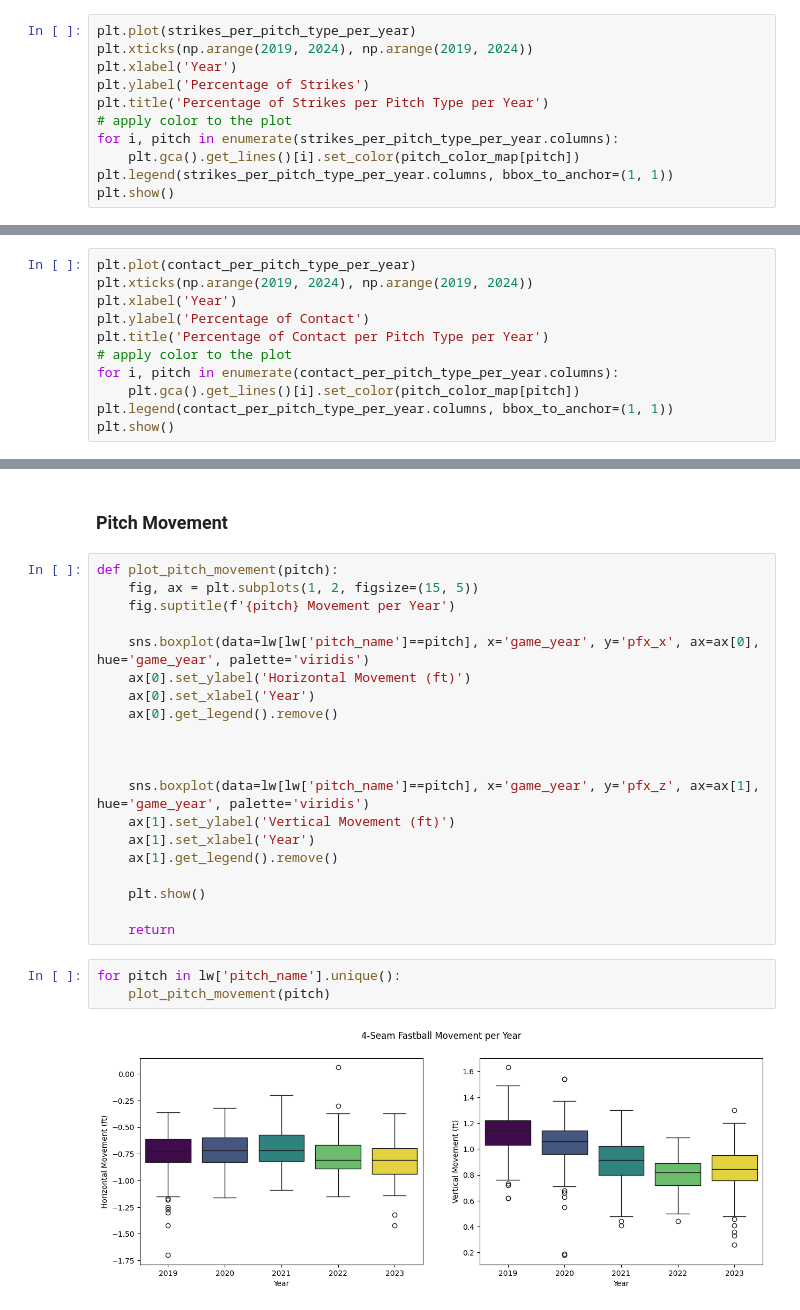
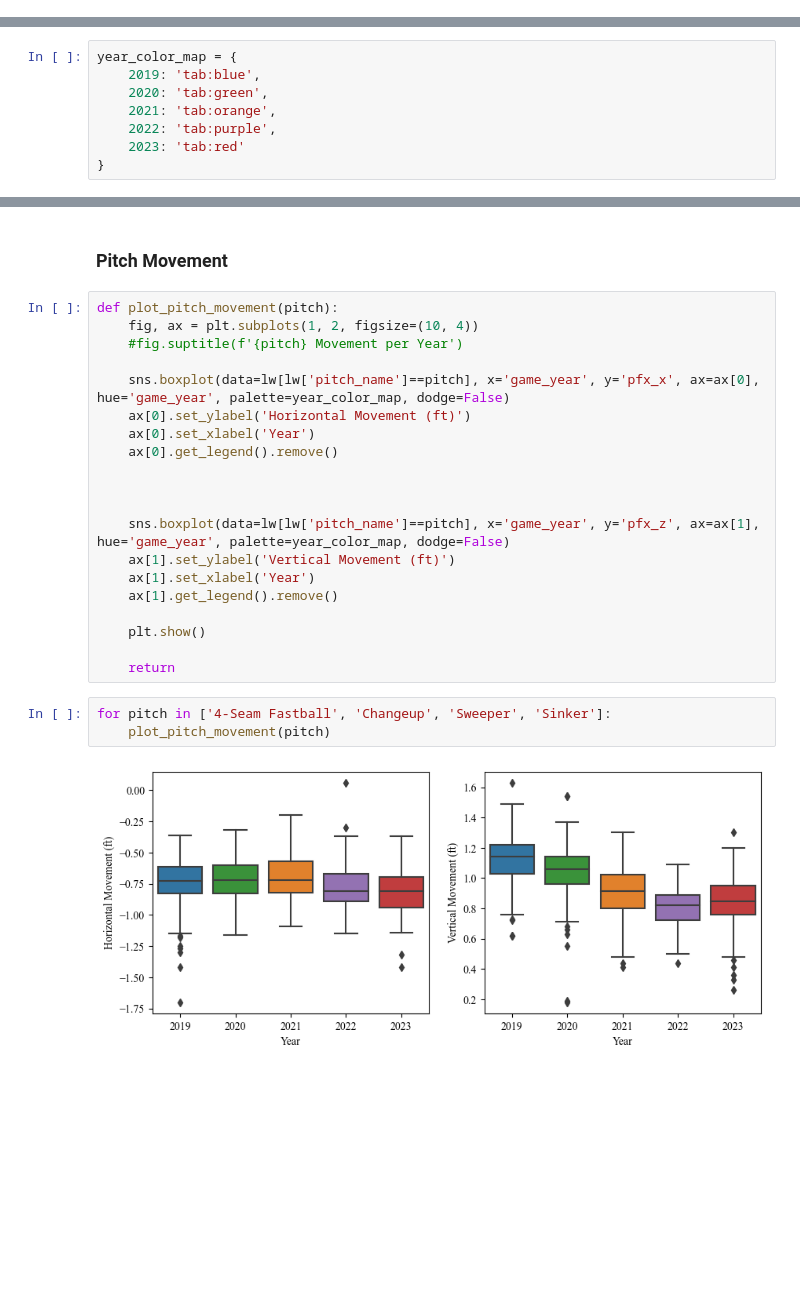
Before and after one commit to CYoung73/STA160-Final, a Jupyter notebook: STA160_Final_EDA.ipynb, the cells around one changed output, grey strips where cells are left out. Saved outputs shown, nothing was run; the diff lists cells and outputs as text; blank space fills up the shorter version.

```diff
--- a/STA160_Final_EDA.ipynb
+++ b/STA160_Final_EDA.ipynb
@@ -66,11 +37,0 @@ strikes_per_pitch_type_per_year =  lw[lw['description'].str.contains('strike')].
-# %%
-plt.plot(strikes_per_pitch_type_per_year)
-plt.xticks(np.arange(2019, 2024), np.arange(2019, 2024))
-plt.xlabel('Year')
-plt.ylabel('Percentage of Strikes')
-plt.title('Percentage of Strikes per Pitch Type per Year')
-# apply color to the plot
-for i, pitch in enumerate(strikes_per_pitch_type_per_year.columns):
-    plt.gca().get_lines()[i].set_color(pitch_color_map[pitch])
-plt.legend(strikes_per_pitch_type_per_year.columns, bbox_to_anchor=(1, 1))
-plt.show()
@@ -84,11 +37,0 @@ contact_per_pitch_type_per_year =  lw[lw['description'].isin(['hit_into_play', '
-# %%
-plt.plot(contact_per_pitch_type_per_year)
-plt.xticks(np.arange(2019, 2024), np.arange(2019, 2024))
-plt.xlabel('Year')
-plt.ylabel('Percentage of Contact')
-plt.title('Percentage of Contact per Pitch Type per Year')
-# apply color to the plot
-for i, pitch in enumerate(contact_per_pitch_type_per_year.columns):
-    plt.gca().get_lines()[i].set_color(pitch_color_map[pitch])
-plt.legend(contact_per_pitch_type_per_year.columns, bbox_to_anchor=(1, 1))
-plt.show()
@@ -99,3 +38,11 @@ plt.show()
+# %%
+year_color_map = {
+    2019: 'tab:blue',
+    2020: 'tab:green',
+    2021: 'tab:orange',
+    2022: 'tab:purple',
+    2023: 'tab:red'
+}
 # %%
 def draw_strike_zone(sz_top=3.5, sz_bot=1.5, ls='k-'):
     plt.plot([-0.708, 0.708], [sz_bot,sz_bot], ls)
@@ -238,17 +226,17 @@ for year in np.arange(2019, 2024):
 ### Pitch Movement
 # %%
 def plot_pitch_movement(pitch):
-    fig, ax = plt.subplots(1, 2, figsize=(15, 5))
-    fig.suptitle(f'{pitch} Movement per Year')
+    fig, ax = plt.subplots(1, 2, figsize=(10, 4))
+    #fig.suptitle(f'{pitch} Movement per Year')
 
-    sns.boxplot(data=lw[lw['pitch_name']==pitch], x='game_year', y='pfx_x', ax=ax[0], hue='game_year', palette='viridis')
+    sns.boxplot(data=lw[lw['pitch_name']==pitch], x='game_year', y='pfx_x', ax=ax[0], hue='game_year', palette=year_color_map, dodge=False)
     ax[0].set_ylabel('Horizontal Movement (ft)')
     ax[0].set_xlabel('Year')
     ax[0].get_legend().remove()
 
 
 
-    sns.boxplot(data=lw[lw['pitch_name']==pitch], x='game_year', y='pfx_z', ax=ax[1], hue='game_year', palette='viridis')
+    sns.boxplot(data=lw[lw['pitch_name']==pitch], x='game_year', y='pfx_z', ax=ax[1], hue='game_year', palette=year_color_map, dodge=False)
     ax[1].set_ylabel('Vertical Movement (ft)')
     ax[1].set_xlabel('Year')
     ax[1].get_legend().remove()
@@ -257,7 +245,7 @@ def plot_pitch_movement(pitch):
 
     return
 # %%
-for pitch in lw['pitch_name'].unique():
+for pitch in ['4-Seam Fastball', 'Changeup', 'Sweeper', 'Sinker']:
     plot_pitch_movement(pitch)
 # %% [output]
-[figure, old version]
+[figure, new version]
```
Also changed, not shown: parts of 41 cells of this notebook.
